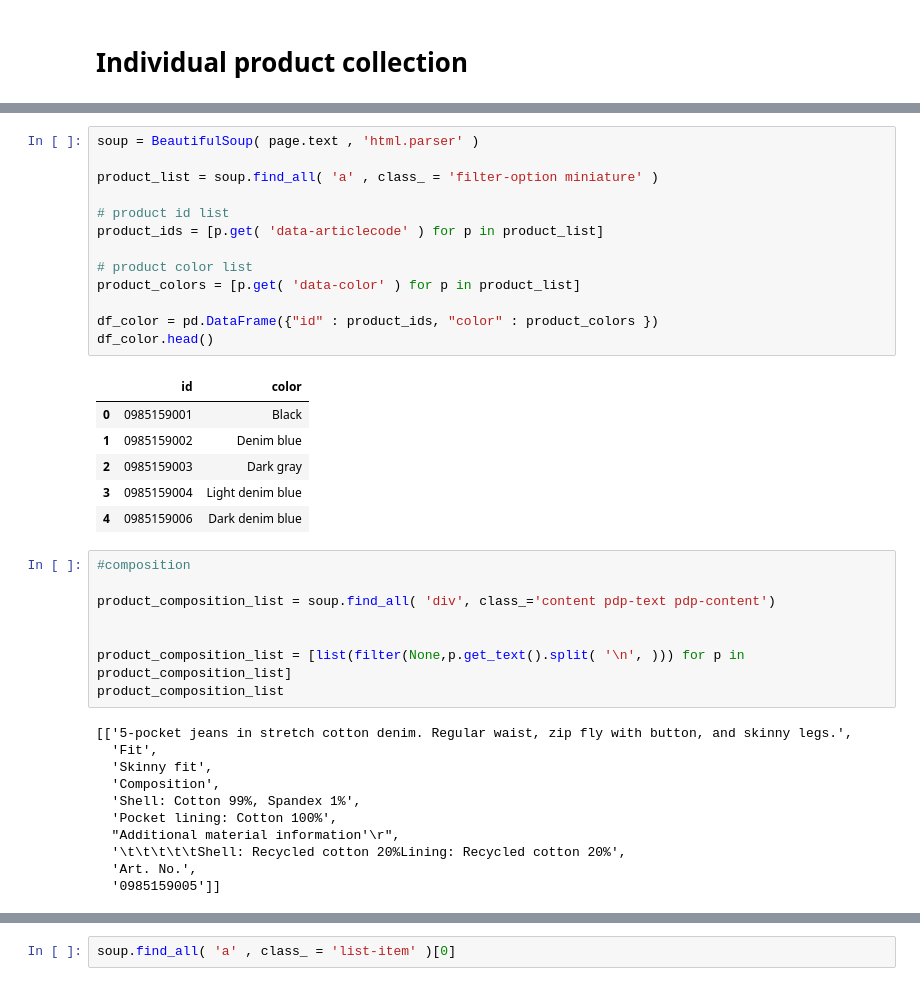
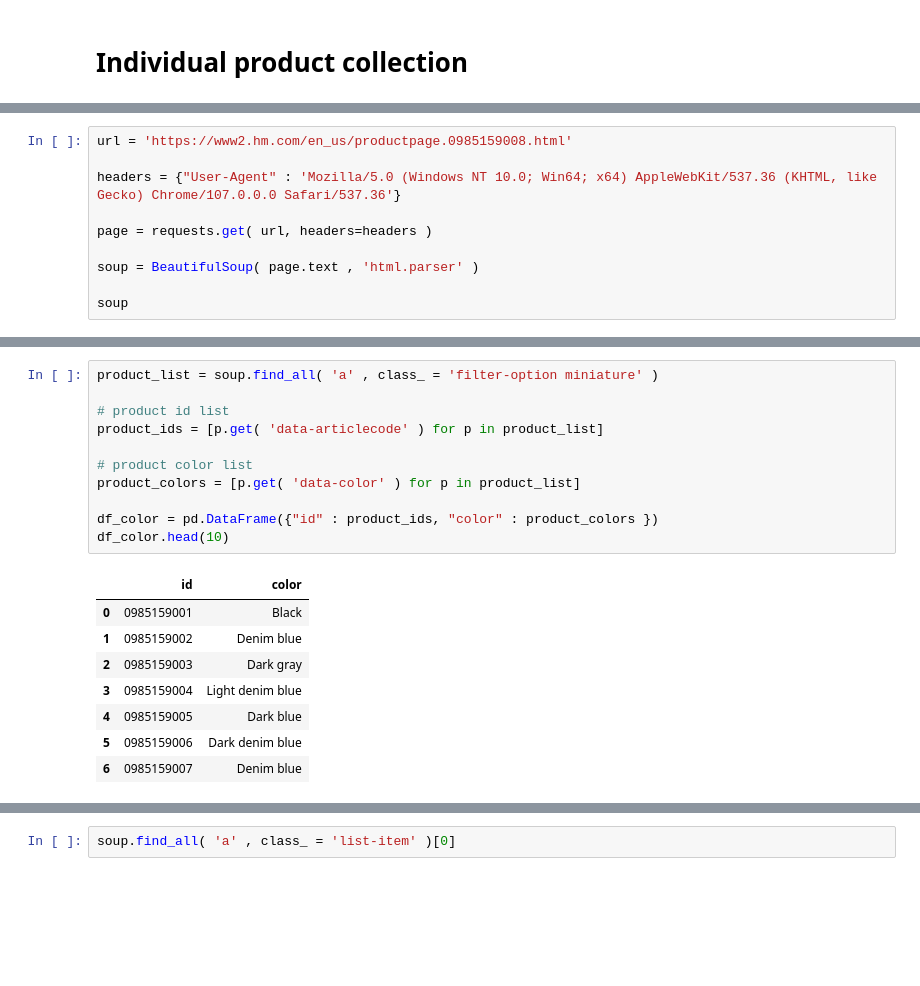
Before and after one commit to ViniciusKos/best_price_prediction, a Jupyter notebook: best_price.ipynb, the cells around one changed output, grey strips where cells are left out. Drawn from its saved outputs; the diff is of its cells as text; blank space fills up the shorter version.

Commit message:
loop products

```diff
--- a/best_price.ipynb
+++ b/best_price.ipynb
@@ -129,0 +194,10 @@ page = requests.get( url, headers=headers )
+# %%
+url = 'https://www2.hm.com/en_us/productpage.0985159008.html'
+
+headers = {"User-Agent" : 'Mozilla/5.0 (Windows NT 10.0; Win64; x64) AppleWebKit/537.36 (KHTML, like Gecko) Chrome/107.0.0.0 Safari/537.36'}
+
+page = requests.get( url, headers=headers )
+
+soup = BeautifulSoup( page.text , 'html.parser' )
+
+soup
@@ -130,39 +222,20 @@ page = requests.get( url, headers=headers )
 # %%
-soup = BeautifulSoup( page.text , 'html.parser' )
-
 product_list = soup.find_all( 'a' , class_ = 'filter-option miniature' )
 
 # product id list
 product_ids = [p.get( 'data-articlecode' ) for p in product_list]
 
 # product color list
 product_colors = [p.get( 'data-color' ) for p in product_list]
 
 df_color = pd.DataFrame({"id" : product_ids, "color" : product_colors })
-df_color.head()
+df_color.head(10)
 # %% [output]
 |  | id | color |
 | 0 | 0985159001 | Black |
 | 1 | 0985159002 | Denim blue |
 | 2 | 0985159003 | Dark gray |
 | 3 | 0985159004 | Light denim blue |
-| 4 | 0985159006 | Dark denim blue |
+| 4 | 0985159005 | Dark blue |
+| 5 | 0985159006 | Dark denim blue |
+| 6 | 0985159007 | Denim blue |
-# %%
-#composition
-
-product_composition_list = soup.find_all( 'div', class_='content pdp-text pdp-content')
-
-
-product_composition_list = [list(filter(None,p.get_text().split( '\n', ))) for p in product_composition_list]
-product_composition_list
-# %% [output]
-[['5-pocket jeans in stretch cotton denim. Regular waist, zip fly with button, and skinny legs.',
-  'Fit',
-  'Skinny fit',
-  'Composition',
-  'Shell: Cotton 99%, Spandex 1%',
-  'Pocket lining: Cotton 100%',
-  "Additional material information'\r",
-  '\t\t\t\t\tShell: Recycled cotton 20%Lining: Recycled cotton 20%',
-  'Art. No.',
-  '0985159005']]
```
Also changed, not shown: parts of 7 cells of this notebook.
